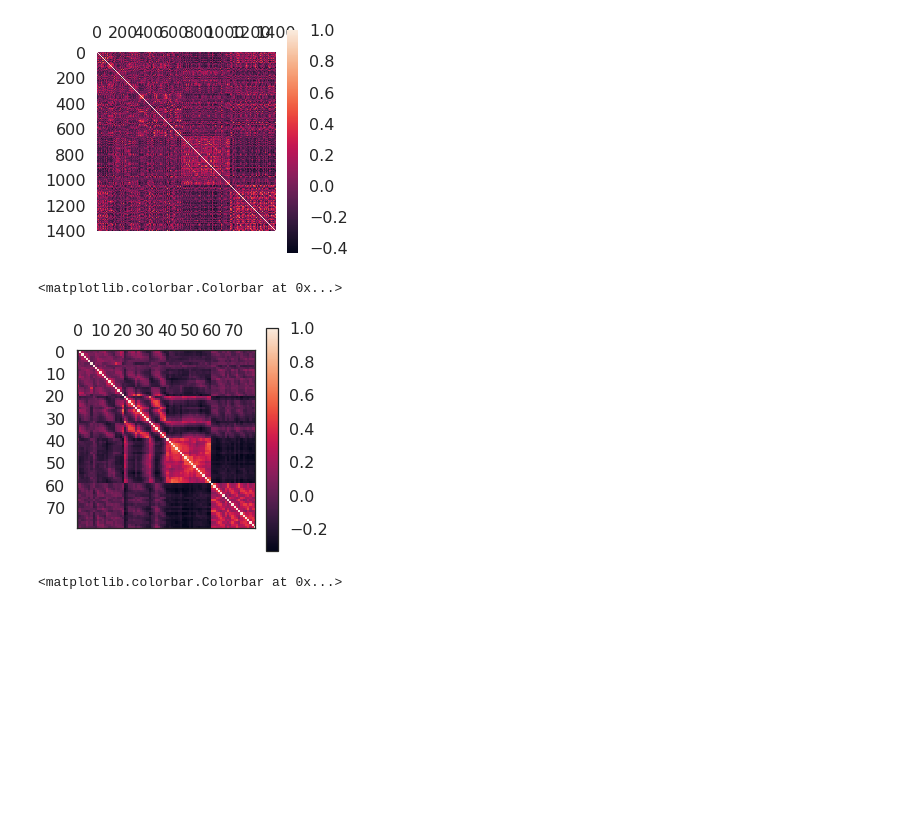
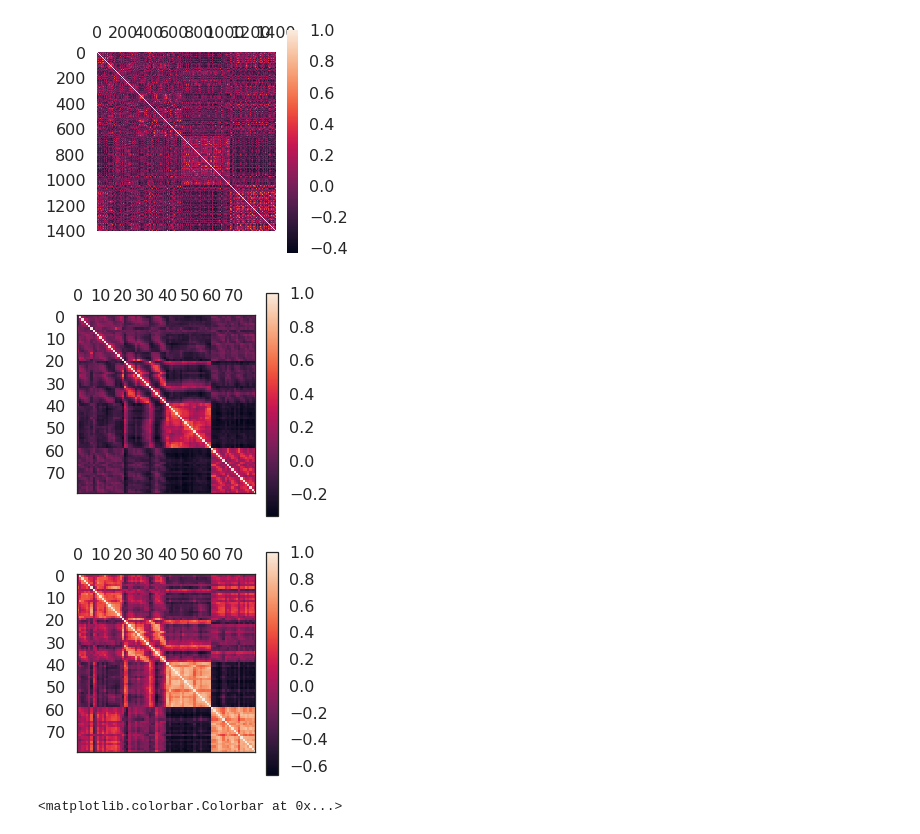
Before and after one commit to judithfan/sketchfeat, a Jupyter notebook: sketches/sketch_feature_analysis_Judy.ipynb, the cells around one changed output. Saved outputs shown, nothing was run; the diff lists cells and outputs as text; code cells hidden in the pictures; blank space fills up the shorter version.

```diff
--- a/sketches/sketch_feature_analysis_Judy.ipynb
+++ b/sketches/sketch_feature_analysis_Judy.ipynb
@@ -134,6 +137,7 @@ B = pd.read_csv(os.path.join(path_to_baselines,'baseline_sketches_metadata.csv')
 ## see: https://www.biorxiv.org/content/biorxiv/early/2017/10/11/201764.full.pdf
 get_conv_3_1 = False
 get_pool_5 = True
+get_fc6 = True
 
 def load_image(path, imsize=224, volatile=True, use_cuda=False):
     im = Image.open(path)
@@ -164,6 +168,8 @@ if get_conv_3_1:
     Features_C31 = []
 if get_pool_5:
     Features_P5 = []
+if get_fc6:
+    Features_FC6 = []
 Labels = []
 n = 0
 quit = False
@@ -174,6 +180,7 @@ if generator:
         batch_size = 64
         sketch_batch = Variable(torch.zeros(batch_size, 3, 224, 224))
         sketch_batch_2 = Variable(torch.zeros(batch_size, 3, 224, 224))
+        sketch_batch_3 = Variable(torch.zeros(batch_size, 3, 224, 224))
         if use_cuda:
             sketch_batch = sketch_batch.cuda(cuda_device)
             if get_conv_3_1:
@@ -201,7 +208,11 @@ if generator:
         # extract features from batch
         sketch_batch = vgg19_features(sketch_batch)
         sketch_batch = sketch_batch.view(sketch_batch.size(0), -1)
-        sketch_batch_p5 = sketch_batch.cpu().data.numpy()
+        if get_pool_5:
+            sketch_batch_p5 = sketch_batch.cpu().data.numpy()
+        if get_fc6:
+            sketch_batch_3 = vgg19_fc6(sketch_batch)
+            sketch_batch_3 = sketch_batch_3.cpu().data.numpy()
         sketch_batch = vgg19_classifier(sketch_batch)
         sketch_batch = sketch_batch.cpu().data.numpy()
 
@@ -217,12 +228,16 @@ if generator:
                 Features_C31 = sketch_batch_2
             if get_pool_5:
                 Features_P5 = sketch_batch_p5
+            if get_fc6:
+                Features_FC6 = sketch_batch_3
         else:
             Features = np.vstack((Features,sketch_batch))
             if get_conv_3_1:
                 Features_C31 = np.vstack((Features_C31,sketch_batch_2))
             if get_pool_5:
                 Features_P5 = np.vstack((Features_P5,sketch_batch_p5))
+            if get_fc6:
+                Features_FC6 = np.vstack((Features_FC6, sketch_batch_3))
 
         Labels.append(label_batch)
 
@@ -377,14 +398,24 @@ def get_class_means(X, labels):
     return _mu
 # %%
 # plot OBJPOSE-level similarity matrix -- sorted by object and pose
-sns.set_style('white')
-views = _X.objpose.values
-means = get_class_means(FEAT_P5, views)
-plt.matshow(np.corrcoef(means))
-plt.colorbar()
+if get_pool_5:
+    sns.set_style('white')
+    views = _X.objpose.values
+    means = get_class_means(FEAT_P5, views)
+    plt.matshow(np.corrcoef(means))
+    plt.colorbar()
 # %% [output]
-<matplotlib.colorbar.Colorbar at 0x...>
 [figure]
+# %%
+# plot OBJPOSE-level similarity matrix -- sorted by object and pose
+if get_fc6:
+    sns.set_style('white')
+    views = _X.objpose.values
+    means = get_class_means(FEAT_FC6, views)
+    plt.matshow(np.corrcoef(means))
+    plt.colorbar()
+# %% [output]
+[figure, added]
 # %%
 # plot OBJPOSE-level similarity matrix -- sorted by object and pose
 sns.set_style('white')
```
Also changed, not shown: parts of 10 cells of this notebook, 2 other files.
